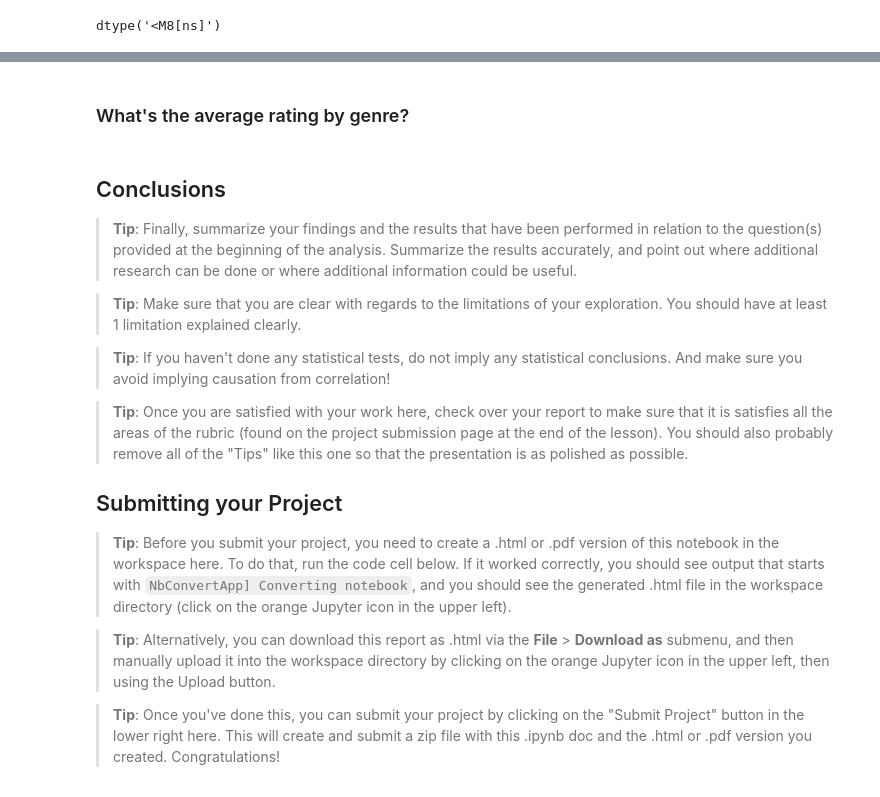
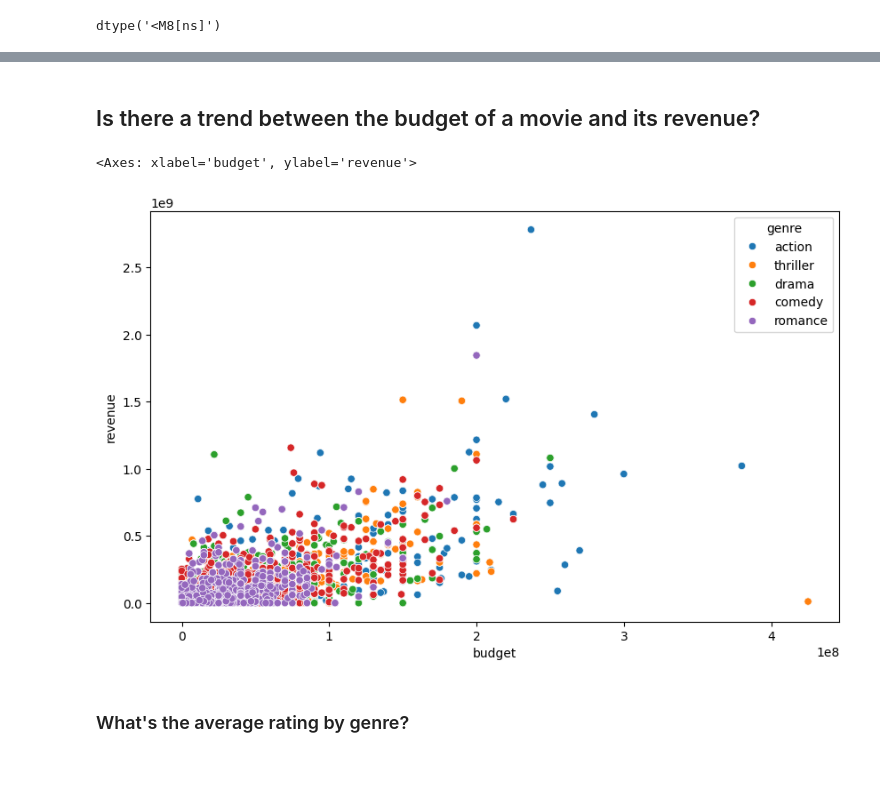
Before and after one commit to edfp19/udacity-pandas, a Jupyter notebook: Investigate_a_Dataset.ipynb, the cells around one changed output, grey strips where cells are left out. Drawn from its saved outputs; the diff is of its cells as text; code cells hidden in the pictures; blank space fills up the shorter version.

Commit message:
Analysis done

```diff
--- a/Investigate_a_Dataset.ipynb
+++ b/Investigate_a_Dataset.ipynb
@@ -202,3 +272,13 @@ memory usage: 5.1+ MB
+# %% [markdown]
+## Is there a trend between the budget of a movie and its revenue?
+# %%
+plt.figure(figsize=(10,6))
+main_genres = df_long['genre'].value_counts().nlargest(5).index
+df_top_genres = df_long[df_long['genre'].isin(main_genres)]
+sns.scatterplot(data=df_top_genres, x='budget', y='revenue', hue='genre')
+# %% [output]
+<Axes: xlabel='budget', ylabel='revenue'>
+[figure, added]
 # %%
 # Use this, and more code cells, to explore your data. Don't forget to add
 #   Markdown cells to document your observations and findings.
@@ -211,19 +286,0 @@ memory usage: 5.1+ MB
-# %% [markdown]
-<a id='conclusions'></a>
-## Conclusions
-
-> **Tip**: Finally, summarize your findings and the results that have been performed in relation to the question(s) provided at the beginning of the analysis. Summarize the results accurately, and point out where additional research can be done or where additional information could be useful.
-
-> **Tip**: Make sure that you are clear with regards to the limitations of your exploration. You should have at least 1 limitation explained clearly.
-
-> **Tip**: If you haven't done any statistical tests, do not imply any statistical conclusions. And make sure you avoid implying causation from correlation!
-
-> **Tip**: Once you are satisfied with your work here, check over your report to make sure that it is satisfies all the areas of the rubric (found on the project submission page at the end of the lesson). You should also probably remove all of the "Tips" like this one so that the presentation is as polished as possible.
-
-## Submitting your Project
-
-> **Tip**: Before you submit your project, you need to create a .html or .pdf version of this notebook in the workspace here. To do that, run the code cell below. If it worked correctly, you should see output that starts with `NbConvertApp] Converting notebook`, and you should see the generated .html file in the workspace directory (click on the orange Jupyter icon in the upper left).
-
-> **Tip**: Alternatively, you can download this report as .html via the **File** > **Download as** submenu, and then manually upload it into the workspace directory by clicking on the orange Jupyter icon in the upper left, then using the Upload button.
-
-> **Tip**: Once you've done this, you can submit your project by clicking on the "Submit Project" button in the lower right here. This will create and submit a zip file with this .ipynb doc and the .html or .pdf version you created. Congratulations!
```
Also changed, not shown: parts of 22 cells of this notebook, 1 other file.
